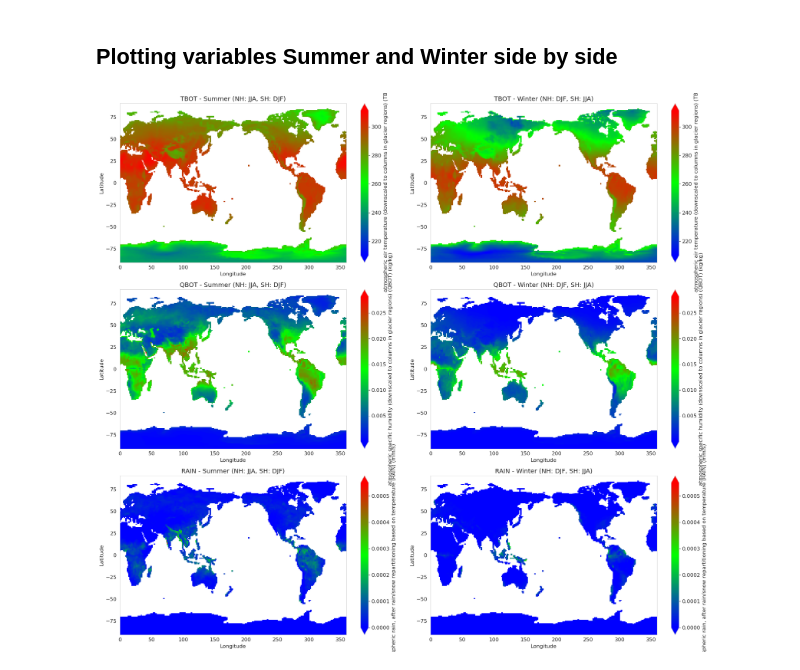
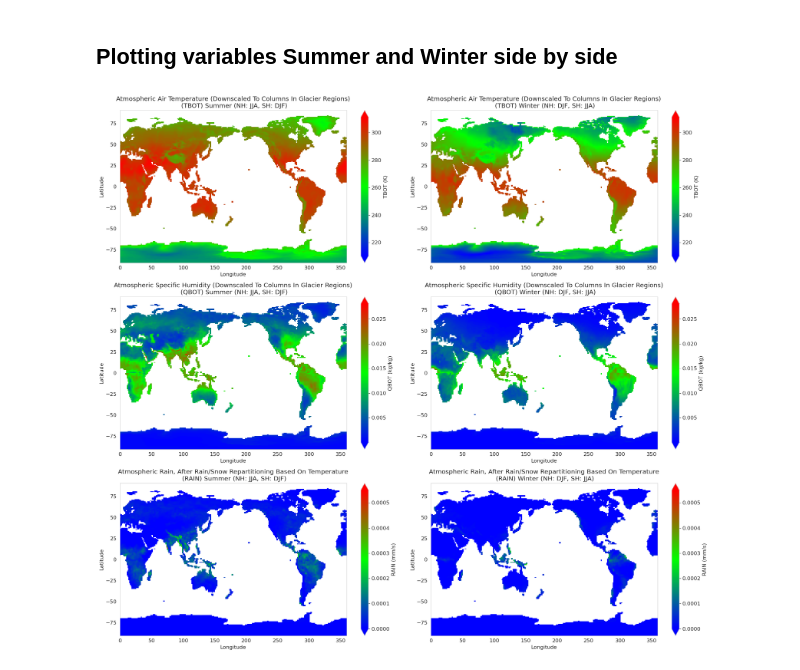
Before and after one commit to johnnyguo2007/research, a Jupyter notebook: learn_xarray_netcdf/monthly_and_summer_plot.ipynb, the cells around one changed output. Cells and saved outputs as stored; diff of their text form; code cells hidden in the pictures.

Commit message:
change graph title

```diff
--- a/learn_xarray_netcdf/monthly_and_summer_plot.ipynb
+++ b/learn_xarray_netcdf/monthly_and_summer_plot.ipynb
@@ -323,33 +323,33 @@ for var in variables:
 # %%
 import matplotlib.colors as mcolors
 
 # Custom colormap: Blue-Green-Red
 colors = [(0, 0, 1), (0, 1, 0), (1, 0, 0)]  # B -> G -> R
 n_bins = [3]  # Discretizes the interpolation into bins
 cmap_name = 'custom_div_cmap'
 cm = mcolors.LinearSegmentedColormap.from_list(cmap_name, colors, N=100)
 
 fig, axes = plt.subplots(nrows=len(variables), ncols=2, figsize=(20, 18))  # len(variables) rows, 2 seasons
 
 for season_name, season_months in seasons.items():
     col = 0 if season_name == 'summer' else 1  # Summer in first column, Winter in second column
 
     for idx, var in enumerate(variables):
         ax = axes[idx, col]  # Get appropriate axis using the index
 
         data = seasonal_means[season_name][var]  # Fetch pre-computed data
         unit = ds[var].attrs.get('units', 'unknown unit')
         long_name = ds[var].attrs.get('long_name', var)  # Using var as default if long_name is absent
 
         p = data.plot(ax=ax, vmin=scale_limits[var]['vmin'], vmax=scale_limits[var]['vmax'], cmap=cm, add_colorbar=True, extend='both')
-        p.colorbar.set_label(f"{long_name} ({var}) ({unit})")
+        p.colorbar.set_label(f"{var} ({unit})")
 
         # Other visual enhancements
-        ax.set_title(f'{var} - {season_name.capitalize()} (NH: {season_months["nh"]}, SH: {season_months["sh"]})')
+        ax.set_title(f'{long_name.title()}\n ({var}) {season_name.capitalize()} (NH: {season_months["nh"]}, SH: {season_months["sh"]})')
         ax.set_xlabel('Longitude')
         ax.set_ylabel('Latitude')
 
 plt.tight_layout()
 plt.show()
 # %% [output]
-[figure, old version]
+[figure, new version]
```
